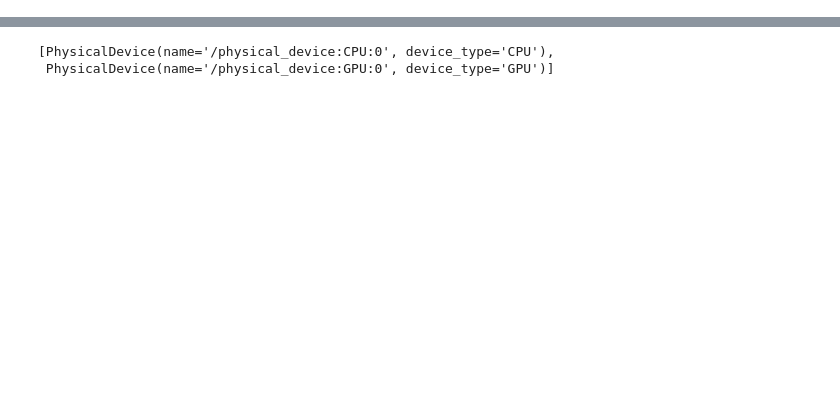
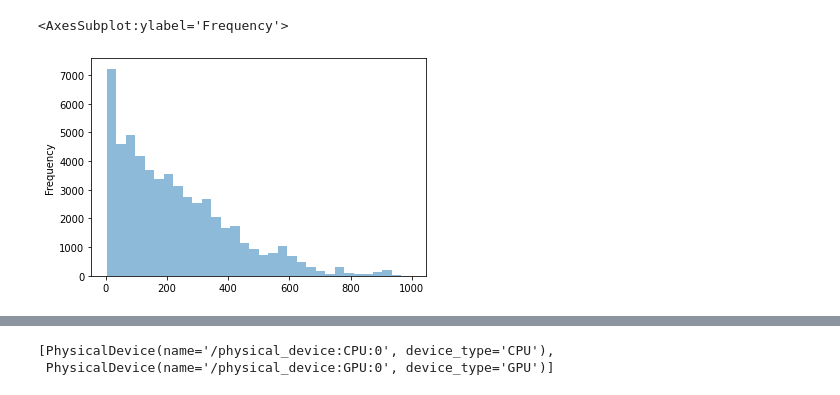
Before and after one commit to thilobru/BigData, a Jupyter notebook: 2modelTraining.ipynb, the cells around one changed output, grey strips where cells are left out. Saved outputs shown, nothing was run; the diff lists cells and outputs as text; code cells hidden in the pictures; blank space fills up the shorter version.

```diff
--- a/2modelTraining.ipynb
+++ b/2modelTraining.ipynb
@@ -16,3 +61,8 @@ df_group = df.groupby(by = ['satzId'], as_index=False)['Wort', 'Attribut', 'Word
+# %%
+df.satzId.value_counts().plot.hist(bins=32, alpha=0.5)
+# %% [output]
+<AxesSubplot:ylabel='Frequency'>
+[figure, added]
 # %%
 import pad_train_test as ptt
 train_tokens, val_tokens, test_tokens, train_tags, val_tags, test_tags = ptt.get_pad_train_test_val(df_group, df, tag2idx)
```
Also changed, not shown: parts of 7 cells of this notebook, 9 other files.
